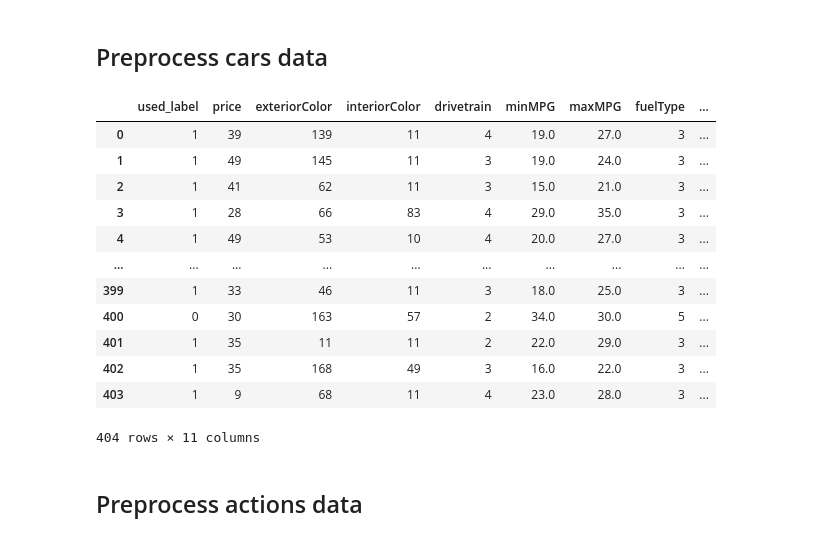
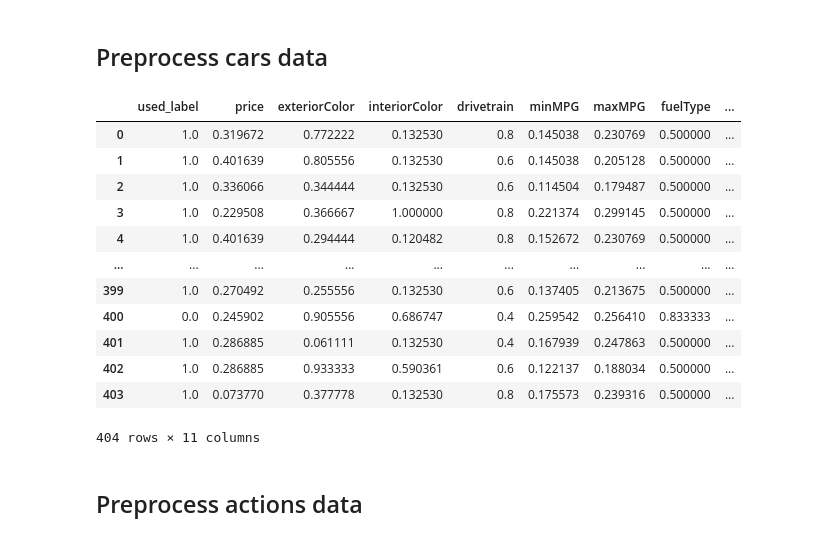
Before and after one commit to ML-Response-Unit/recsys_pipes, a Jupyter notebook: research/LinearModel.ipynb, the cells around one changed output. Saved outputs shown, nothing was run; the diff lists cells and outputs as text; code cells hidden in the pictures.

```diff
--- a/research/LinearModel.ipynb
+++ b/research/LinearModel.ipynb
@@ -62,33 +62,36 @@ user_data
 # %%
 cars_data = pd.read_csv("../data/cars_about.csv").dropna()
 
 cars_data["brand"] = cars_data.car_model.apply(lambda a: a.split()[0])
 cars_data = cars_data.drop(columns=["car_model", "engine", "car_id"])
 cars_data["price"] = cars_data['price'].apply(lambda a: int(a[1:]))
 
 cars_data['used_label'] = cars_data["used_label"].apply(lambda a: 1 if a=="Used" else 0)
 # Identify the categorical columns
 car_cat_cols = ['exteriorColor', 'interiorColor', 'drivetrain', 'fuelType', 'transmission', 'brand']
 
 # Convert the categorical columns to numerical using Label Encoding
 for col in car_cat_cols:
     le = LabelEncoder()
     cars_data[col] = le.fit_transform(cars_data[col])
 
+cars_max_values = cars_data.max(0)
+cars_data = cars_data / cars_max_values
+
 cars_data
 # %% [output]
 |  | used_label | price | exteriorColor | interiorColor | drivetrain | minMPG | maxMPG | fuelType | ... |
-| 0 | 1 | 39 | 139 | 11 | 4 | 19.0 | 27.0 | 3 | ... |
-| 1 | 1 | 49 | 145 | 11 | 3 | 19.0 | 24.0 | 3 | ... |
-| 2 | 1 | 41 | 62 | 11 | 3 | 15.0 | 21.0 | 3 | ... |
-| 3 | 1 | 28 | 66 | 83 | 4 | 29.0 | 35.0 | 3 | ... |
-| 4 | 1 | 49 | 53 | 10 | 4 | 20.0 | 27.0 | 3 | ... |
+| 0 | 1.0 | 0.319672 | 0.772222 | 0.132530 | 0.8 | 0.145038 | 0.230769 | 0.500000 | ... |
+| 1 | 1.0 | 0.401639 | 0.805556 | 0.132530 | 0.6 | 0.145038 | 0.205128 | 0.500000 | ... |
+| 2 | 1.0 | 0.336066 | 0.344444 | 0.132530 | 0.6 | 0.114504 | 0.179487 | 0.500000 | ... |
+| 3 | 1.0 | 0.229508 | 0.366667 | 1.000000 | 0.8 | 0.221374 | 0.299145 | 0.500000 | ... |
+| 4 | 1.0 | 0.401639 | 0.294444 | 0.120482 | 0.8 | 0.152672 | 0.230769 | 0.500000 | ... |
 | ... | ... | ... | ... | ... | ... | ... | ... | ... | ... |
-| 399 | 1 | 33 | 46 | 11 | 3 | 18.0 | 25.0 | 3 | ... |
-| 400 | 0 | 30 | 163 | 57 | 2 | 34.0 | 30.0 | 5 | ... |
-| 401 | 1 | 35 | 11 | 11 | 2 | 22.0 | 29.0 | 3 | ... |
-| 402 | 1 | 35 | 168 | 49 | 3 | 16.0 | 22.0 | 3 | ... |
-| 403 | 1 | 9 | 68 | 11 | 4 | 23.0 | 28.0 | 3 | ... |
+| 399 | 1.0 | 0.270492 | 0.255556 | 0.132530 | 0.6 | 0.137405 | 0.213675 | 0.500000 | ... |
+| 400 | 0.0 | 0.245902 | 0.905556 | 0.686747 | 0.4 | 0.259542 | 0.256410 | 0.833333 | ... |
+| 401 | 1.0 | 0.286885 | 0.061111 | 0.132530 | 0.4 | 0.167939 | 0.247863 | 0.500000 | ... |
+| 402 | 1.0 | 0.286885 | 0.933333 | 0.590361 | 0.6 | 0.122137 | 0.188034 | 0.500000 | ... |
+| 403 | 1.0 | 0.073770 | 0.377778 | 0.132530 | 0.8 | 0.175573 | 0.239316 | 0.500000 | ... |
 404 rows × 11 columns
 # %% [markdown]
 ## Preprocess actions data
```
Also changed, not shown: parts of 10 cells of this notebook, 13 other files.
